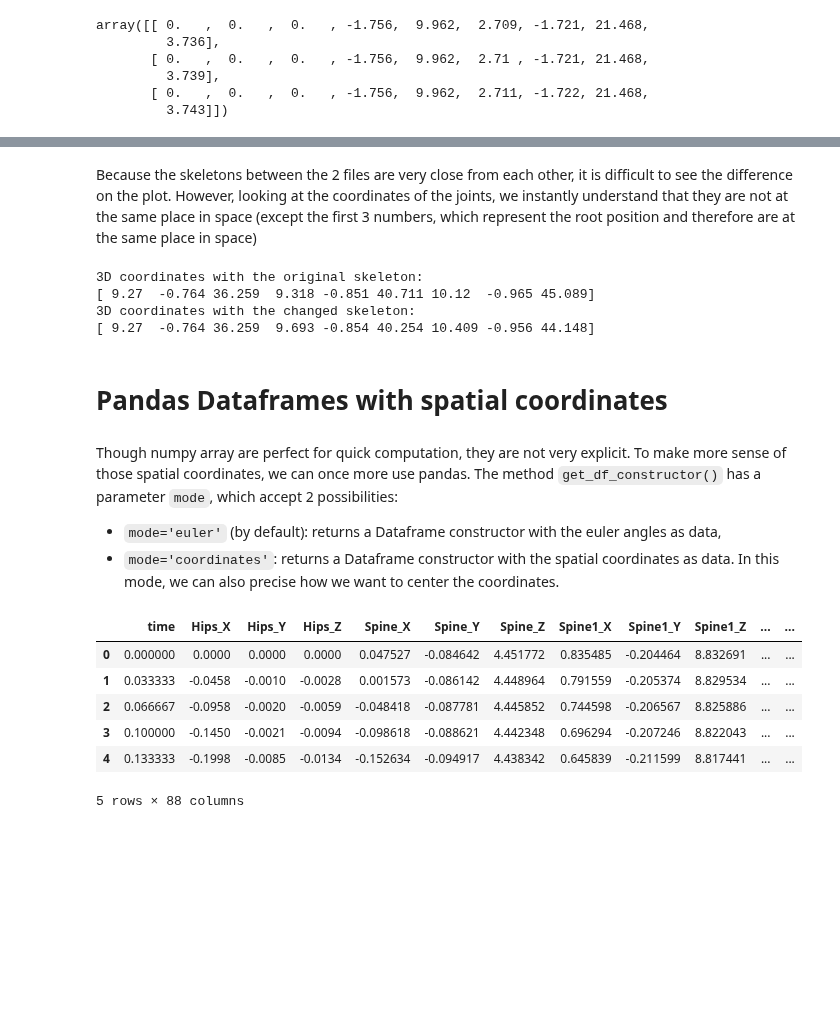
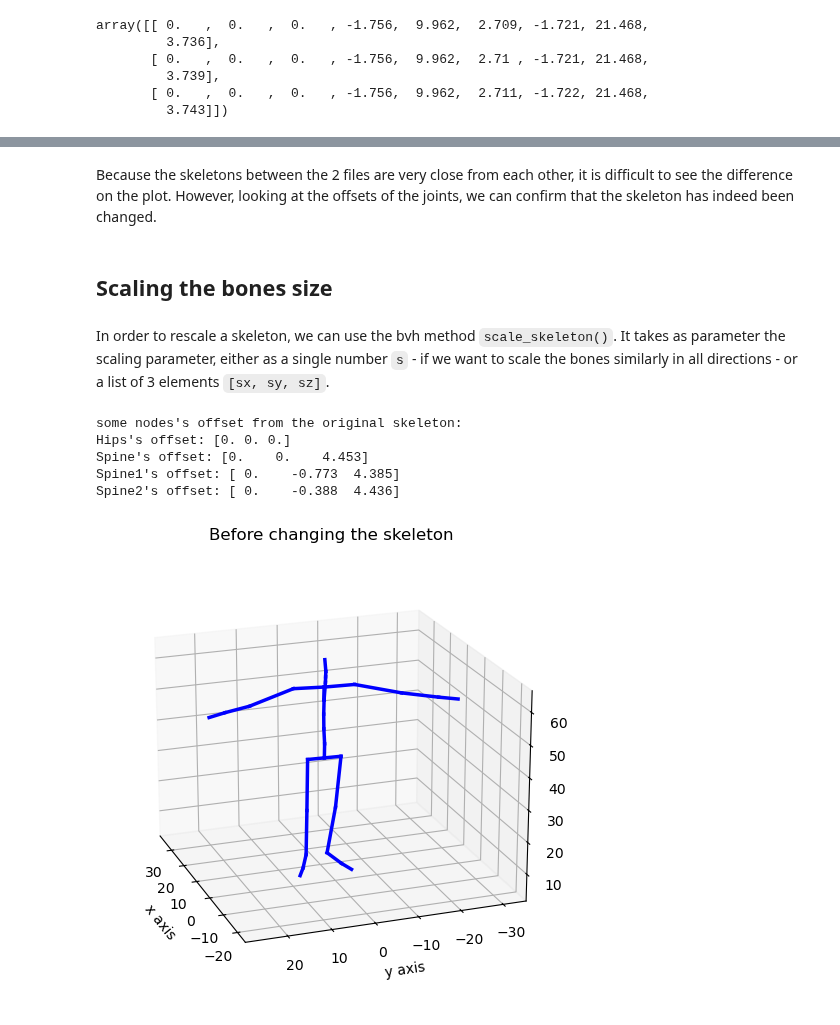
Before and after one commit to VictorS-67/pybvh, a Jupyter notebook: tutorials/2.Spatial_coordinates.ipynb, the cells around one changed output, grey strips where cells are left out. Saved outputs shown, nothing was run; the diff lists cells and outputs as text; code cells hidden in the pictures; blank space fills up the shorter version.

```diff
--- a/tutorials/2.Spatial_coordinates.ipynb
+++ b/tutorials/2.Spatial_coordinates.ipynb
@@ -115,14 +166,2 @@ plt.show()
 # %% [markdown]
-Because the skeletons between the 2 files are very close from each other, it is difficult to see the difference on the plot. However, looking at the coordinates of the joints, we instantly understand that they are not at the same place in space (except the first 3 numbers, which represent the root position and therefore are at the same place in space)
+Because the skeletons between the 2 files are very close from each other, it is difficult to see the difference on the plot. However, looking at the offsets of the joints, we can confirm that the skeleton has indeed been changed.
-# %%
-print('3D coordinates with the original skeleton:')
-print(spatial_frame[:9])
-print('3D coordinates with the changed skeleton:')
-print(change_skel_spatial_frame[:9])
-# %% [output]
-3D coordinates with the original skeleton:
-[ 9.27  -0.764 36.259  9.318 -0.851 40.711 10.12  -0.965 45.089]
-3D coordinates with the changed skeleton:
-[ 9.27  -0.764 36.259  9.693 -0.854 40.254 10.409 -0.956 44.148]
-# %% [markdown]
-# Pandas Dataframes with spatial coordinates
@@ -131,15 +168,23 @@ import pandas as pd
-# %% [markdown]
-Though numpy array are perfect for quick computation, they are not very explicit. To make more sense of those spatial coordinates, we can once more use pandas. The method `get_df_constructor()` has a parameter `mode`, which accept 2 possibilities:
-- `mode='euler'` (by default): returns a Dataframe constructor with the euler angles as data,
-- `mode='coordinates'`: returns a Dataframe constructor with the spatial coordinates as data. In this mode, we can also precise how we want to center the coordinates.
-# %%
-df_coord = pd.DataFrame(bvh.get_df_constructor(mode='coordinates', centered='first'))
-df_coord.head()
-# %% [output]
-|  | time | Hips_X | Hips_Y | Hips_Z | Spine_X | Spine_Y | Spine_Z | Spine1_X | Spine1_Y | Spine1_Z | ... | ... |
-| 0 | 0.000000 | 0.0000 | 0.0000 | 0.0000 | 0.047527 | -0.084642 | 4.451772 | 0.835485 | -0.204464 | 8.832691 | ... | ... |
-| 1 | 0.033333 | -0.0458 | -0.0010 | -0.0028 | 0.001573 | -0.086142 | 4.448964 | 0.791559 | -0.205374 | 8.829534 | ... | ... |
-| 2 | 0.066667 | -0.0958 | -0.0020 | -0.0059 | -0.048418 | -0.087781 | 4.445852 | 0.744598 | -0.206567 | 8.825886 | ... | ... |
-| 3 | 0.100000 | -0.1450 | -0.0021 | -0.0094 | -0.098618 | -0.088621 | 4.442348 | 0.696294 | -0.207246 | 8.822043 | ... | ... |
-| 4 | 0.133333 | -0.1998 | -0.0085 | -0.0134 | -0.152634 | -0.094917 | 4.438342 | 0.645839 | -0.211599 | 8.817441 | ... | ... |
-5 rows × 88 columns
+# %% [markdown]
+## Scaling the bones size
+# %% [markdown]
+In order to rescale a skeleton, we can use the bvh method `scale_skeleton()`. It takes as parameter the scaling parameter, either as a single number `s` - if we want to scale the bones similarly in all directions - or a list of 3 elements  `[sx, sy, sz]`.
+# %%
+filepath = bvh_folder / 'bvh_test1.bvh'
+bvh = pybvh.read_bvh_file(filepath)
+
+print("some nodes's offset from the original skeleton:")
+for i in range(4):
+    print(f"{bvh.nodes[i].name}'s offset: {bvh.nodes[i].offset}")
+
+
+fig, ax = pybvh.plot.plot_frame(bvh, bvh.get_spatial_coord(frame_num=5))
+ax.set_title('Before changing the skeleton')
+plt.show()
+# %% [output]
+some nodes's offset from the original skeleton:
+Hips's offset: [0. 0. 0.]
+Spine's offset: [0.    0.    4.453]
+Spine1's offset: [ 0.    -0.773  4.385]
+Spine2's offset: [ 0.    -0.388  4.436]
+[figure, added]
```
Also changed, not shown: parts of 18 cells of this notebook, 5 other files.
